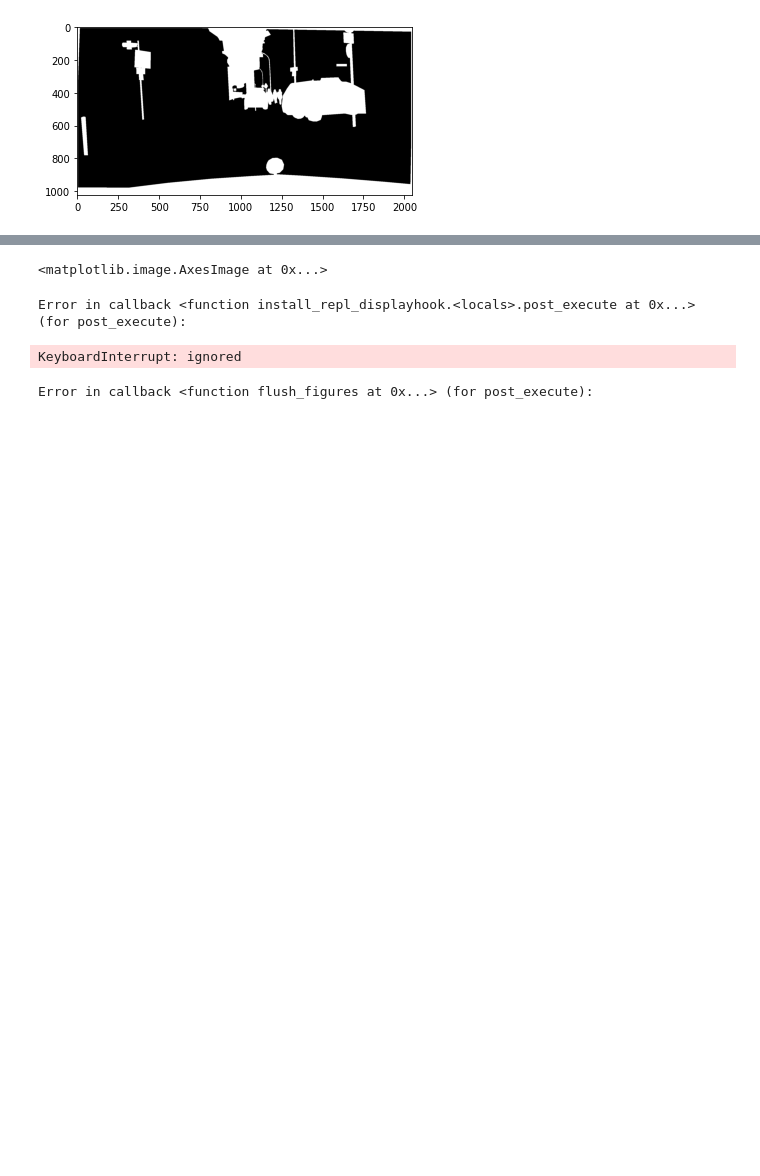
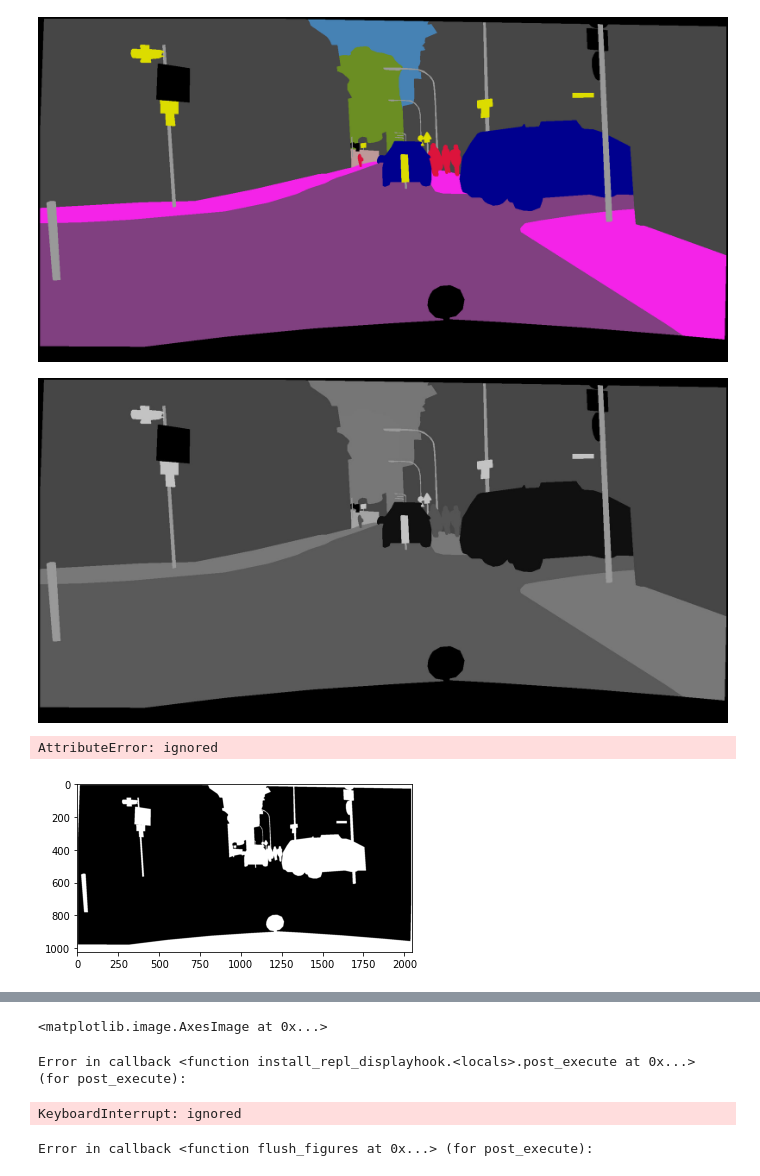
Before and after one commit to 2100877953/work, a Jupyter notebook: 图像灰度处理.ipynb, the cells around one changed output, grey strips where cells are left out. Saved outputs shown, nothing was run; the diff lists cells and outputs as text; code cells hidden in the pictures; blank space fills up the shorter version.

```diff
--- a/图像灰度处理.ipynb
+++ b/图像灰度处理.ipynb
@@ -121,43 +3,53 @@ Colab 在机器学习社区内得到了广泛应用，应用示例包括：
 # %%
 import cv2
 import numpy as np
 from skimage.color import rgb2gray
 from PIL import Image
 import matplotlib.pyplot as plt
-img_gray = plt.imread("/content/frankfurt_000000_000294_gtFine_labelTrainIds.png")
+from google.colab.patches import cv2_imshow
+img_gray = plt.imread("/content/frankfurt_000000_000294_gtFine_labelTrainIds.png")#输入标签文件
 #img_gray = rgb2gray(img)#这里还是要先灰度化
 
 img_binary = np.where(img_gray >= 0.01, 255, 0)
 #cv2.imwrite('lena.png',img_binary，cmap="gray")
-plt.imshow(img_binary,cmap="gray")
+plt.imshow(img_binary,cmap="gray")# 展示二值图
 import matplotlib
-plt.imsave('name.png', img_binary)
-plt.savefig('imgsavename.png')
-image = cv2.imread('name.png', cv2.IMREAD_GRAYSCALE)
-cv2.imwrite('name2.png', image)
+plt.imsave('plt_binary.png', img_binary) #plt格式下的二值图
+plt.savefig('plt_x_y.png')
+image = cv2.imread('plt_binary.png', cv2.IMREAD_GRAYSCALE)
+cv2.imwrite('binary_imgsave.png', image)
 # 图片二值化
 from PIL import Image
-img = Image.open('name2.png')
+img = Image.open('/content/frankfurt_000000_000294_gtFine_color.png')
+src = cv2.imread("/content/frankfurt_000000_000294_gtFine_color.png")
+cv2_imshow(src)
 
 # 模式L”为灰色图像，它的每个像素用8个bit表示，0表示黑，255表示白，其他数字表示不同的灰度。
 Img = img.convert('L')
-Img.save("test1.jpg")
+Img.save("L_photo.jpg")
+src = cv2.imread("L_photo.jpg")
+cv2_imshow(src)
 
 # 自定义灰度界限，大于这个值为黑色，小于这个值为白色
-threshold = 0
+threshold = 24
 
 table = []
 for i in range(256):
   if i < threshold:
     table.append(0)
   else:
     table.append(1)
 
 # 图片二值化
 photo = Img.point(table, '1')
-photo.save("test2.jpg")
+photo.save("modify.jpg")
+src = cv2.imread("modefy.jpg")
+cv2_imshow(src)
 # %% [output]
-[figure, old version]
+[figure, new version]
+[figure, added]
+AttributeError: ignored
+[figure, added]
 # %%
 import cv2
 from google.colab.patches import cv2_imshow
```
Also changed, not shown: parts of 17 cells of this notebook.
